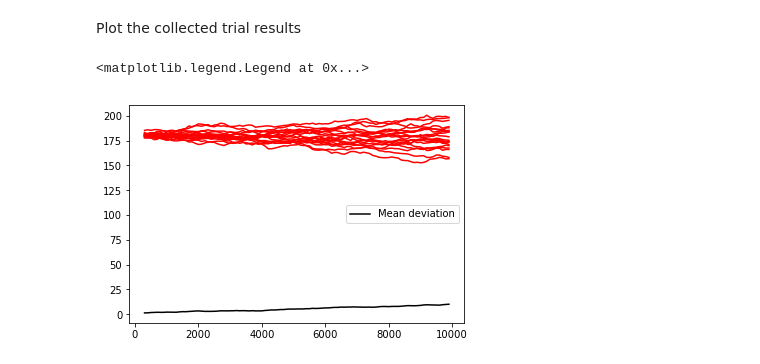
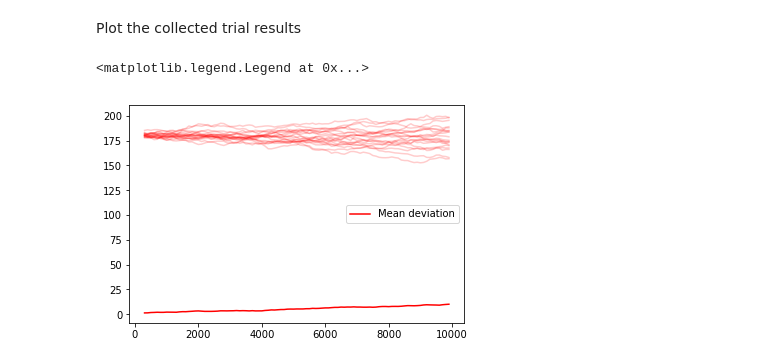
Before and after one commit to johnpi/Pisokas_Hennig_2022_Attractor_Based_Memory_old, a Jupyter notebook: line-attractor-spiking-neurodynexlib.ipynb, the cells around one changed output. Saved outputs shown, nothing was run; the diff lists cells and outputs as text; code cells hidden in the pictures.

```diff
--- a/line-attractor-spiking-neurodynexlib.ipynb
+++ b/line-attractor-spiking-neurodynexlib.ipynb
@@ -341,7 +341,9 @@ def run_trials(num_of_trials         = 20,
                N_excitatory          = 1024,
                N_inhibitory          = 256,
                weight_scaling_factor = 2.0,
-               sim_time_duration     = 10000. * ms
+               sim_time_duration     = 10000. * ms,
+               t_window_width      = 200*ms,
+               snapshot_interval   = 100*ms
               ):
     """
         Runs trials of the activity bump drift and collects corresponding time series
@@ -372,9 +374,19 @@ def run_trials(num_of_trials         = 20,
     #N_inhibitory          = 256  # 512
     #weight_scaling_factor = 2.0 # 4.0
 
+    #t_window_width      = 200*ms
+    #snapshot_interval   = 100*ms
+
+
     for iteration in range(num_of_trials):
         print('Trial: ', iteration+1)
         rate_monitor_excit, spike_monitor_excit, voltage_monitor_excit, idx_monitored_neurons_excit, rate_monitor_inhib, spike_monitor_inhib, voltage_monitor_inhib, idx_monitored_neurons_inhib, w_profile = wm_model.simulate_wm(N_excitatory=N_excitatory, N_inhibitory=N_inhibitory, weight_scaling_factor=weight_scaling_factor, stimulus_center_deg=stimulus_center_deg, stimulus_width_deg=stimulus_width_deg, stimulus_strength=stimulus_strength, t_stimulus_start=t_stimulus_start, t_stimulus_duration=t_stimulus_duration, sim_time=sim_time_duration)
+
+        t_snapshots = range(
+            int(math.floor((t_stimulus_start+t_stimulus_duration)/ms)),  # lower bound
+            int(math.floor((sim_time_duration-t_window_width/2)/ms)),  # Subtract half window. Avoids an out-of-bound error later.
+            int(round(snapshot_interval/ms))  # spacing between time stamps
+            )*ms
 
         # Calculate the population vector angle theta
         theta_ts = get_theta_time_series_vec_add(spike_monitor_excit, idx_monitored_neurons_excit, N_excitatory, t_snapshots, t_window_width)
@@ -458,33 +470,33 @@ for i, item in enumerate(collected_trials_data):
     N_inhibitory                     = item['N_inhibitory']
     weight_scaling_factor            = item['weight_scaling_factor']
 
     # Data
     spike_monitor_excit_spike_trains = item['spike_monitor_excit']
     idx_monitored_neurons_excit      = item['idx_monitored_neurons_excit']
     spike_monitor_inhib_spike_trains = item['spike_monitor_inhib']
     idx_monitored_neurons_inhib      = item['idx_monitored_neurons_inhib']
     theta_ts                         = item['theta_ts']
 
     t_snapshots = range(
         int(math.floor((t_stimulus_start+t_stimulus_duration)/ms)),  # lower bound
         int(math.floor((sim_time_duration-t_window_width/2)/ms)),  # Subtract half window. Avoids an out-of-bound error later.
         int(round(snapshot_interval/ms))  # spacing between time stamps
         )*ms
 
     #theta_ts = get_theta_time_series_vec_add(spike_monitor_excit_spike_trains, idx_monitored_neurons_excit, N_excitatory, t_snapshots, t_window_width)
 
     # plot theta vs time using pyplot
-    plt.plot(t_snapshots/ms, theta_ts, 'r')
+    plt.plot(t_snapshots/ms, theta_ts, color=(1,0,0,0.2))
 
     # The absolute value of the differences of the time series samples from the stimulus angle
     abs_diff = np.abs(np.ones(len(theta_ts)) * stimulus_center_deg - theta_ts)
     theta_ts_abs_diff_list.append(abs_diff)
 
 #theta_ts_abs_diff_list = np.array(theta_ts_abs_diff_list)
 theta_ts_abs_diff_mean = np.mean(theta_ts_abs_diff_list, axis=0)
 
-plt.plot(t_snapshots/ms, theta_ts_abs_diff_mean, 'k', label='Mean deviation')
+plt.plot(t_snapshots/ms, theta_ts_abs_diff_mean, color=(1,0,0,1), label='Mean deviation')
 plt.legend()
 # %% [output]
 <matplotlib.legend.Legend at 0x...>
-[figure, old version]
+[figure, new version]
```
Also changed, not shown: 1 other file.
